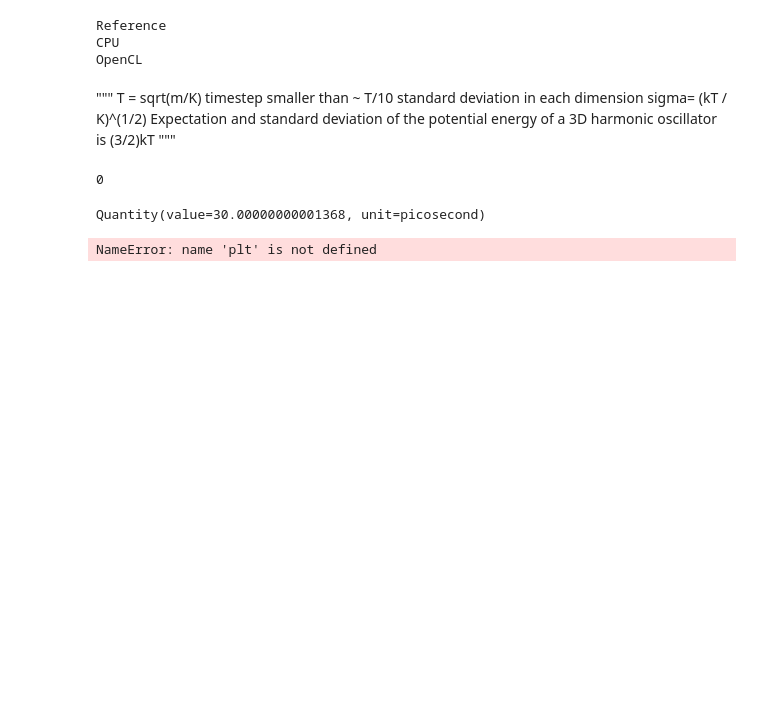
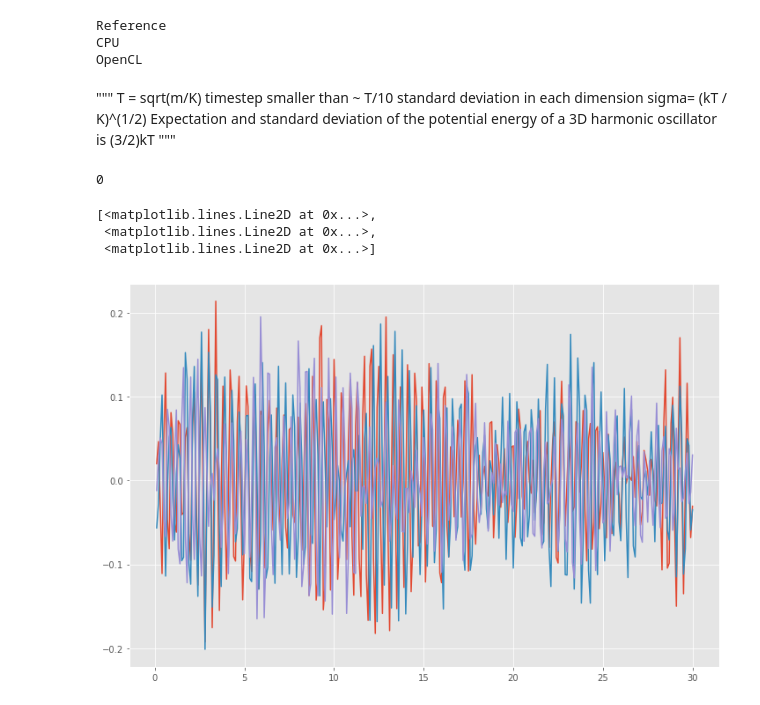
Before and after one commit to chemlove/REMD, a Jupyter notebook: CO_vibration.ipynb, the cells around one changed output. Drawn from its saved outputs; the diff is of its cells as text; code cells hidden in the pictures; blank space fills up the shorter version.

```diff
--- a/CO_vibration.ipynb
+++ b/CO_vibration.ipynb
@@ -4,6 +10,11 @@ import numpy as np
 import simtk.openmm as mm
 import simtk.unit as unit
 import simtk.openmm.app as app
+# %%
+# Matplotlib options
+%matplotlib inline
+matplotlib.style.use('ggplot')
+pylab.rcParams['figure.figsize'] = 12, 8
 # %%
 for ii in range(mm.Platform.getNumPlatforms()):
     print(mm.Platform.getPlatform(ii).getName())
@@ -22,7 +32,7 @@ step_size       = 0.001*unit.picoseconds
 num_steps       = 30000
 saving_period   = 100
 temperature = 300*unit.kelvin
-friction    = 1/unit.picosecond
+friction    = 1.0/unit.picosecond
 platform_name='CPU'  #platform:     A platform (CPU, OpenCL, CUDA, or reference); default is platform=OpenCL"
 
 initial_positions = unit.Quantity(np.zeros([1,3], np.float32), unit.angstroms)
@@ -44,12 +54,7 @@ kinetic_energies     = unit.Quantity(np.zeros([num_checks], np.float32), unit.ki
 system = mm.System()
 system.addParticle(mass)
 
-if num_degrees_of_freedom==1:
-    force = mm.CustomExternalForce('(K/2.0) * (x^2)')
-elif num_degrees_of_freedom==2:
-    force = mm.CustomExternalForce('(K/2.0) * (x^2 + y^2)')
-elif num_degrees_of_freedom==3:
-    force = mm.CustomExternalForce('(K/2.0) * (x^2 + y^2 + z^2)')
+force = mm.CustomExternalForce('(K/2.0) * (x^2 + y^2 + z^2)')
 # %%
 force.addGlobalParameter('K', K)
 force.addParticle(0, [])
@@ -75,16 +80,15 @@ for ii in range(num_checks):
 
     context.getIntegrator().step(saving_period)
     state = context.getState(getEnergy=True, getPositions=True, getVelocities=True)
-    times = state.getTime()
+    times[ii] = state.getTime()
     positions[ii] = state.getPositions()[0]
     velocities[ii] = state.getVelocities()[0]
     kinetic_energies[ii]=state.getKineticEnergy()
     potential_energies[ii]=state.getPotentialEnergy()
-# %%
-times
-# %% [output]
-Quantity(value=30.00000000001368, unit=picosecond)
 # %%
-plt.plot(positions)
+plt.plot(times,positions)
 # %% [output]
-NameError: name 'plt' is not defined
+[<matplotlib.lines.Line2D at 0x...>,
+ <matplotlib.lines.Line2D at 0x...>,
+ <matplotlib.lines.Line2D at 0x...>]
+[figure, added]
```
Also changed, not shown: parts of 9 cells of this notebook, 1 other file.
